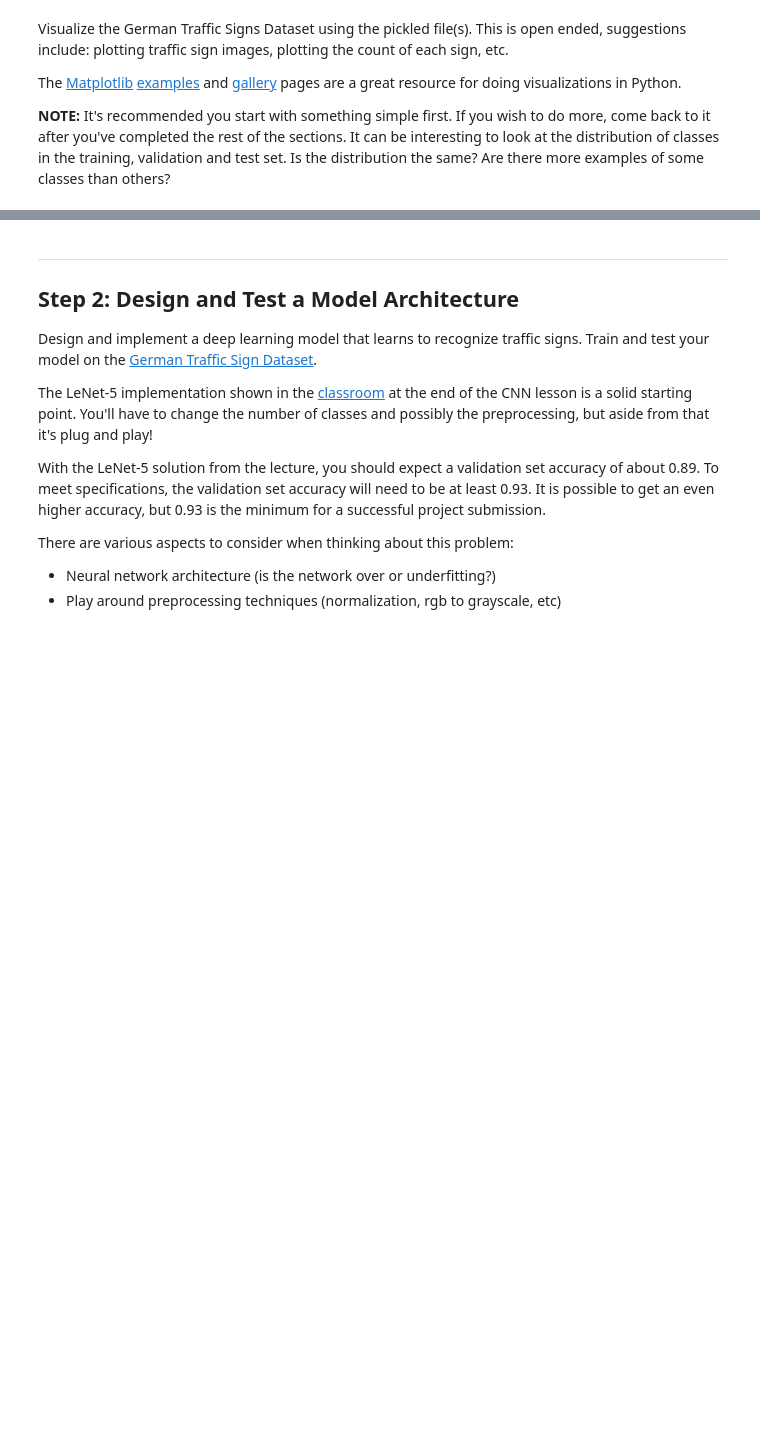
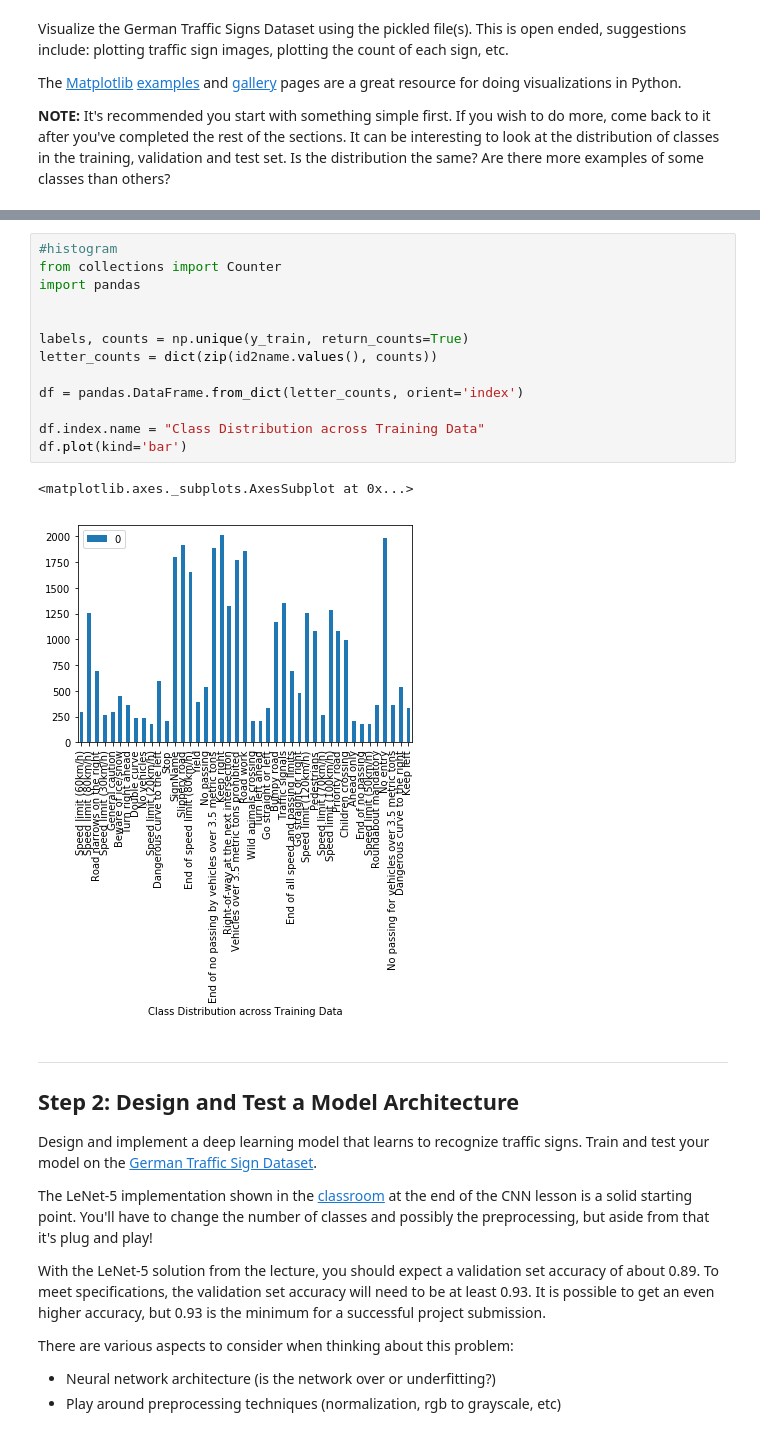
Before and after one commit to pionoor/CarND-Traffic-Sign-Classifier-P2, a Jupyter notebook: Traffic_Sign_Classifier.ipynb, the cells around one changed output, grey strips where cells are left out. Cells and saved outputs as stored; diff of their text form; blank space fills up the shorter version.

```diff
--- a/Traffic_Sign_Classifier.ipynb
+++ b/Traffic_Sign_Classifier.ipynb
@@ -126,3 +126,19 @@ for i in range(5):
+# %%
+#histogram
+from collections import Counter
+import pandas
+
+
+labels, counts = np.unique(y_train, return_counts=True)
+letter_counts = dict(zip(id2name.values(), counts))
+
+df = pandas.DataFrame.from_dict(letter_counts, orient='index')
+
+df.index.name = "Class Distribution across Training Data"
+df.plot(kind='bar')
+# %% [output]
+<matplotlib.axes._subplots.AxesSubplot at 0x...>
+[figure, added]
 # %% [markdown]
 ----
 
```
Also changed, not shown: parts of 3 cells of this notebook.
